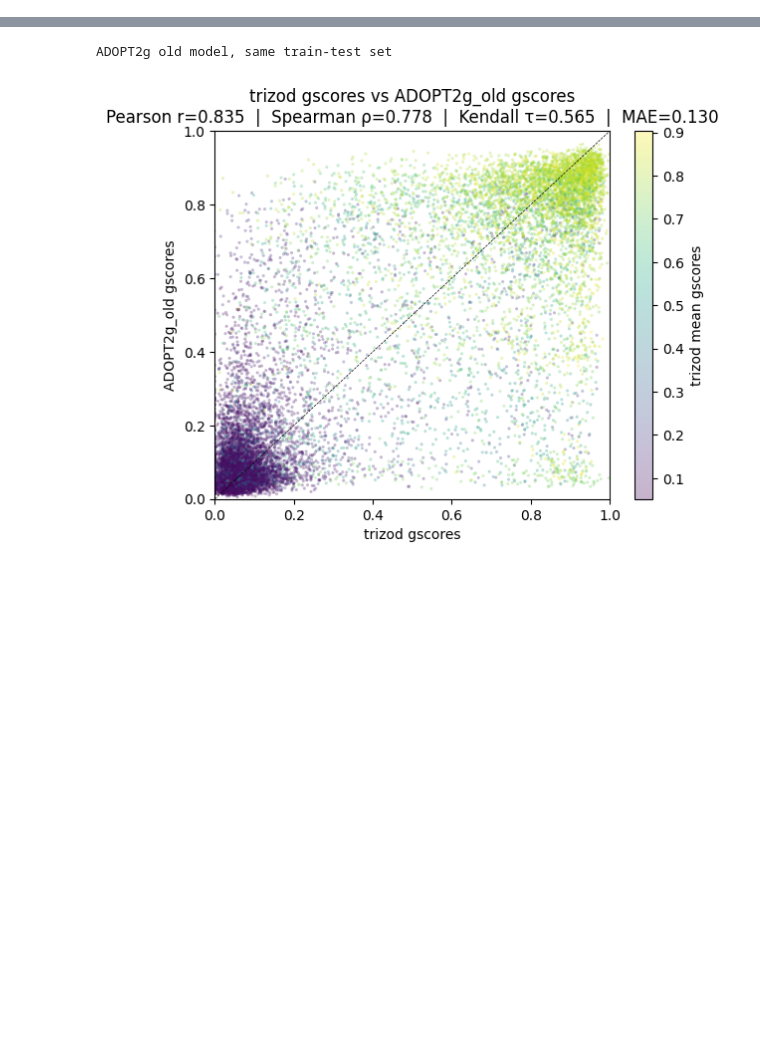
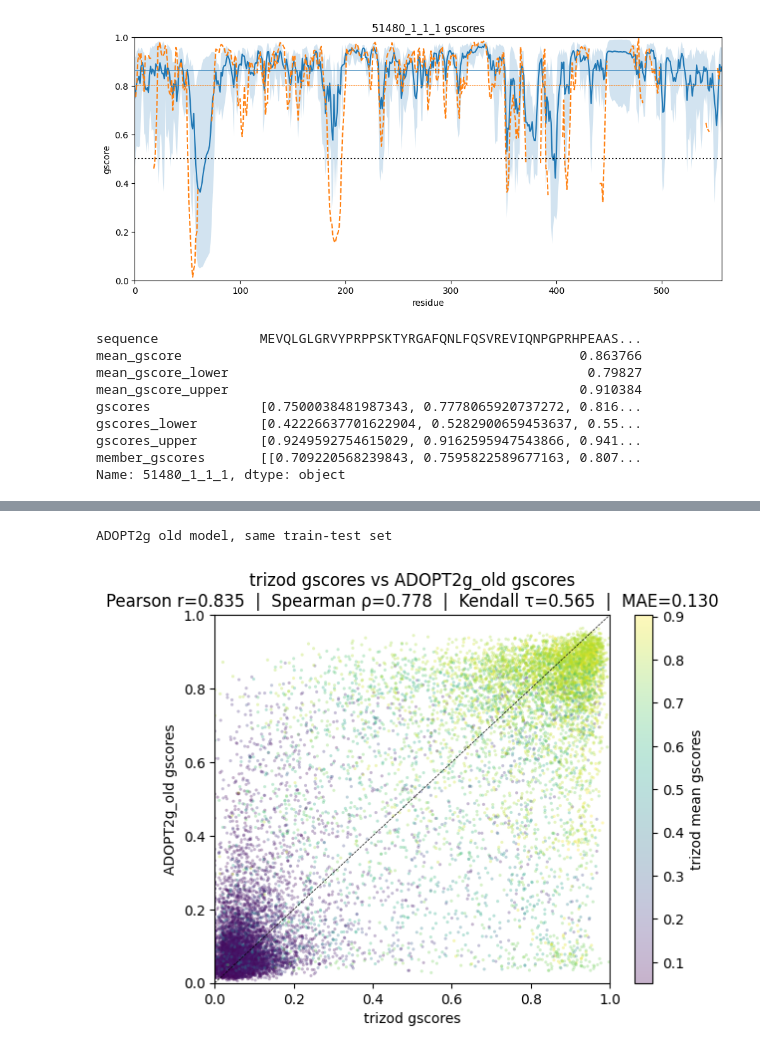
Before and after one commit to PeptoneLtd/ADOPT2g, a Jupyter notebook: notebooks/plots_test.ipynb, the cells around one changed output, grey strips where cells are left out. Cells and saved outputs as stored; diff of their text form; code cells hidden in the pictures; blank space fills up the shorter version.

```diff
--- a/notebooks/plots_test.ipynb
+++ b/notebooks/plots_test.ipynb
@@ -257,3 +344,36 @@ plt.show()
+# %%
+label = "51480_1_1_1"
+# label = np.random.choice(df_test.index)
+plt.figure(figsize=(12, 5))
+plt.plot(df_inferred.loc[label]["gscores"])
+plt.fill_between(
+    range(len(df_inferred.loc[label]["gscores"])),
+    df_inferred.loc[label]["gscores_lower"],
+    df_inferred.loc[label]["gscores_upper"],
+    alpha=0.2,
+)
+plt.plot(df_test.loc[label]["gscores"], ls="--")
+plt.ylim(0, 1)
+plt.xlabel("residue")
+plt.ylabel("gscore")
+plt.title(f"{label} gscores")
+plt.margins(x=0)
+plt.axhline(df_test.loc[label]["mean_gscore"], color="C1", ls="--", lw=0.5)
+plt.axhline(df_inferred.loc[label]["mean_gscore"], color="C0", lw=0.5)
+plt.axhline(0.5, color="k", ls=":")
+plt.show()
+df_inferred.loc[label]
+# %% [output]
+[figure, added]
+sequence             MEVQLGLGRVYPRPPSKTYRGAFQNLFQSVREVIQNPGPRHPEAAS...
+mean_gscore                                                   0.863766
+mean_gscore_lower                                              0.79827
+mean_gscore_upper                                             0.910384
+gscores              [0.7500038481987343, 0.7778065920737272, 0.816...
+gscores_lower        [0.42226637701622904, 0.5282900659453637, 0.55...
+gscores_upper        [0.9249592754615029, 0.9162595947543866, 0.941...
+member_gscores       [[0.709220568239843, 0.7595822589677163, 0.807...
+Name: 51480_1_1_1, dtype: object
 # %%
 # Uncertainty calibration analysis with asymmetric intervals
 # For well-calibrated uncertainties, ~68% of true values should fall within the 1σ interval, ~95% within 2σ
```
Also changed, not shown: parts of 10 cells of this notebook, 10 other files.
